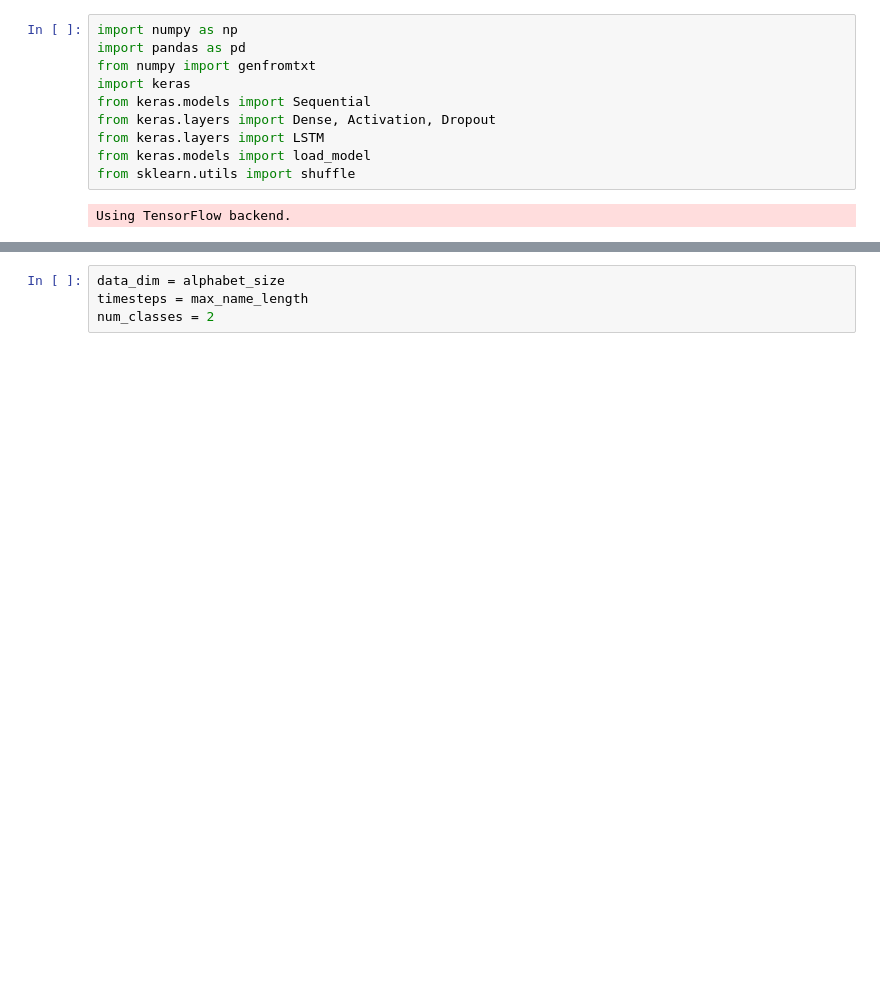
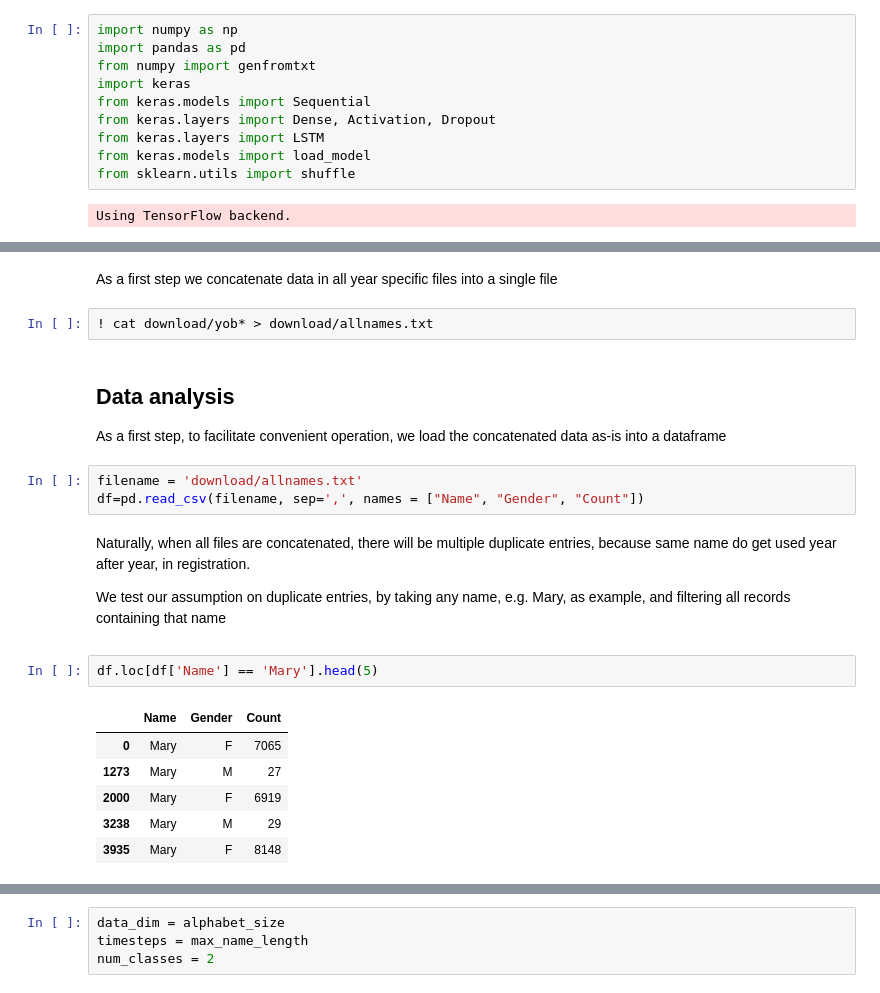
Before and after one commit to pratapram/unicornML, a Jupyter notebook: 3_NLPClassifier/lstm-gender-classification/notebooks/lstm-gender-classifier.ipynb, the cells around one changed output, grey strips where cells are left out. Saved outputs shown, nothing was run; the diff lists cells and outputs as text; blank space fills up the shorter version.

```diff
--- a/3_NLPClassifier/lstm-gender-classification/notebooks/lstm-gender-classifier.ipynb
+++ b/3_NLPClassifier/lstm-gender-classification/notebooks/lstm-gender-classifier.ipynb
@@ -108,0 +70,22 @@ print(char_indices)
+# %% [markdown]
+As a first step we concatenate data in all year specific files into a single file
+# %%
+! cat download/yob* > download/allnames.txt
+# %% [markdown]
+## Data analysis
+As a first step, to facilitate convenient operation, we load the concatenated data as-is into a dataframe
+# %%
+filename = 'download/allnames.txt'
+df=pd.read_csv(filename, sep=',', names = ["Name", "Gender", "Count"])
+# %% [markdown]
+Naturally, when all files are concatenated, there will be multiple duplicate entries, because same name do get used year after year, in registration.<p>
+We test our assumption on duplicate entries, by taking any name, e.g. Mary, as example, and filtering all records containing that name
+# %%
+df.loc[df['Name'] == 'Mary'].head(5)
+# %% [output]
+|  | Name | Gender | Count |
+| 0 | Mary | F | 7065 |
+| 1273 | Mary | M | 27 |
+| 2000 | Mary | F | 6919 |
+| 3238 | Mary | M | 29 |
+| 3935 | Mary | F | 8148 |
```
Also changed, not shown: parts of 94 cells of this notebook, 12 other files.
